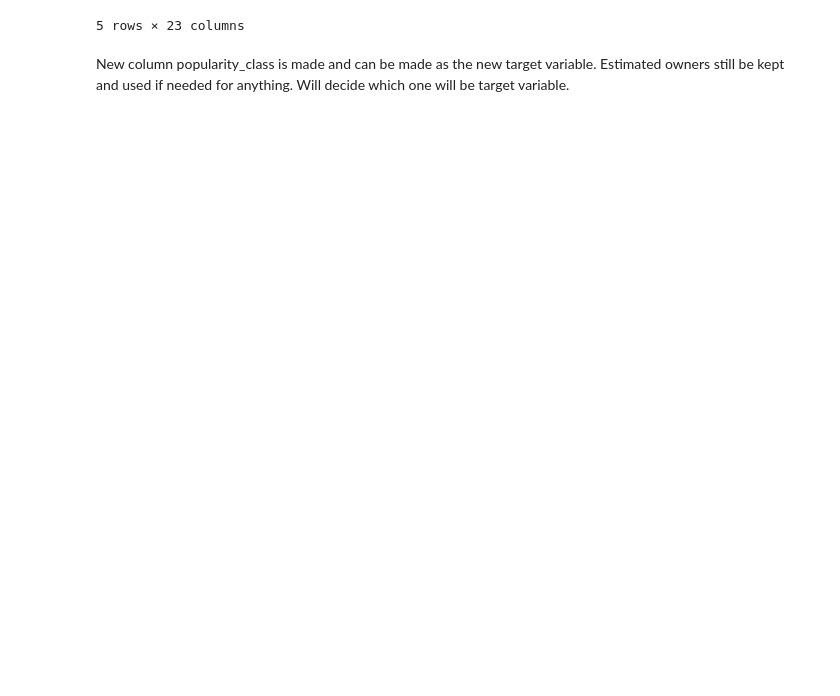
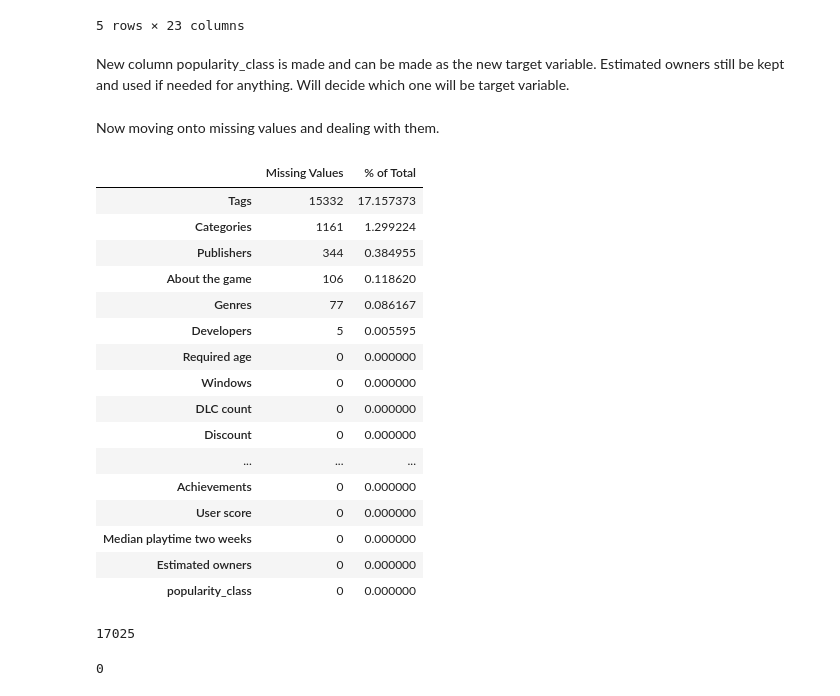
Before and after one commit to mduy2003/CPSC483Project, a Jupyter notebook: preprocess.ipynb, the cells around one changed output. Saved outputs shown, nothing was run; the diff lists cells and outputs as text; code cells hidden in the pictures; blank space fills up the shorter version.

Commit message:
Did cleaning for empty or missing values

```diff
--- a/preprocess.ipynb
+++ b/preprocess.ipynb
@@ -129,3 +129,33 @@ df.head()
 5 rows × 23 columns
 # %% [markdown]
 New column popularity_class is made and can be made as the new target variable. Estimated owners still be kept and used if needed for anything. Will decide which one will be target variable.
+# %% [markdown]
+Now moving onto missing values and dealing with them.
+# %%
+# See total missing and percentage
+missing = df.isnull().sum().sort_values(ascending=False)
+missing_percent = (df.isnull().mean() * 100).sort_values(ascending=False)
+
+pd.concat([missing, missing_percent], axis=1, keys=['Missing Values', '% of Total'])
+# %% [output]
+|  | Missing Values | % of Total |
+| Tags | 15332 | 17.157373 |
+| Categories | 1161 | 1.299224 |
+| Publishers | 344 | 0.384955 |
+| About the game | 106 | 0.118620 |
+| Genres | 77 | 0.086167 |
+| Developers | 5 | 0.005595 |
+| Required age | 0 | 0.000000 |
+| Windows | 0 | 0.000000 |
+| DLC count | 0 | 0.000000 |
+| Discount | 0 | 0.000000 |
+| ... | ... | ... |
+| Achievements | 0 | 0.000000 |
+| User score | 0 | 0.000000 |
+| Median playtime two weeks | 0 | 0.000000 |
+| Estimated owners | 0 | 0.000000 |
+| popularity_class | 0 | 0.000000 |
+# %%
+print(df.isnull().sum().sum())
+# %% [output]
+17025
@@ -131,0 +186,4 @@ New column popularity_class is made and can be made as the new target variable.
+# %%
+print(df.isnull().sum().sum())  # should be 0 ideally
+# %% [output]
+0
```
Also changed, not shown: parts of 1 cell of this notebook.
